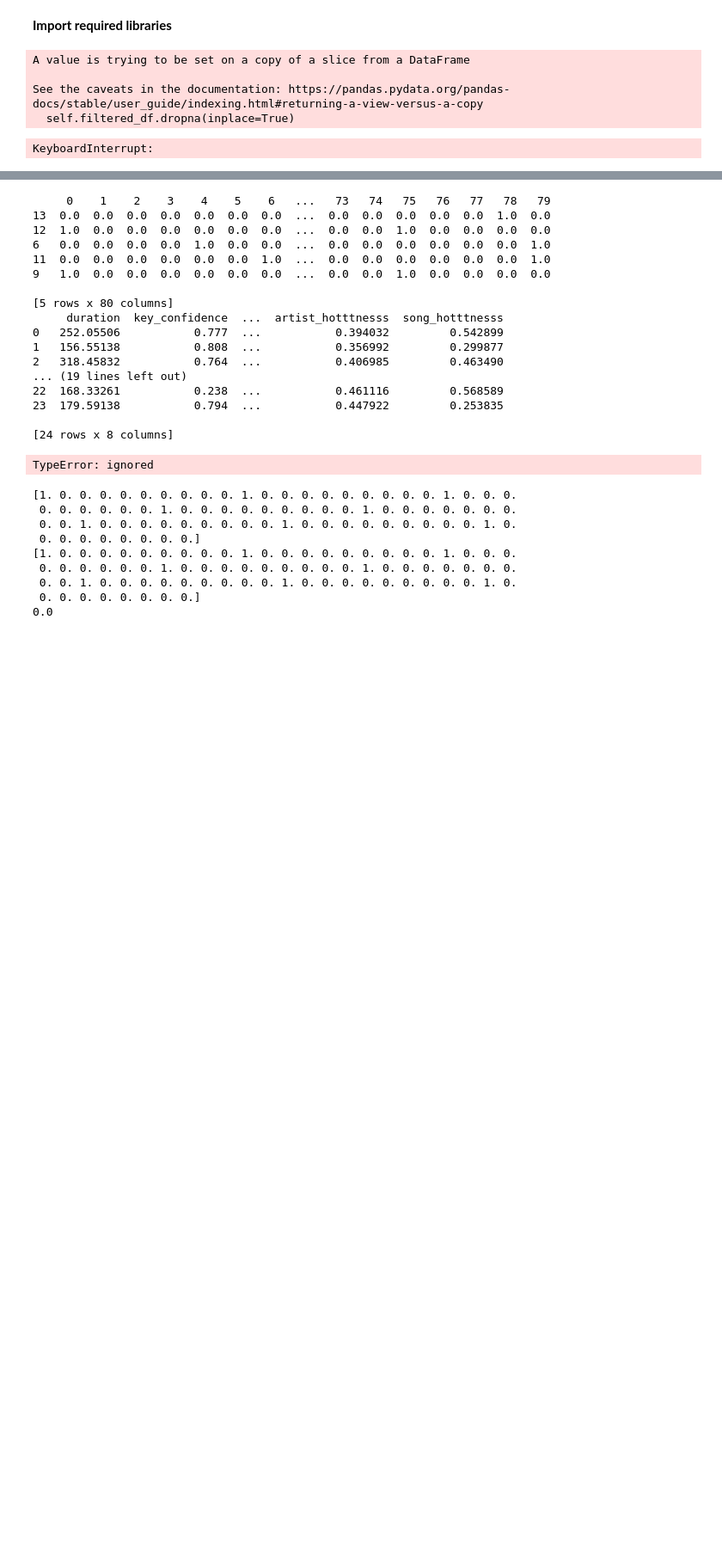
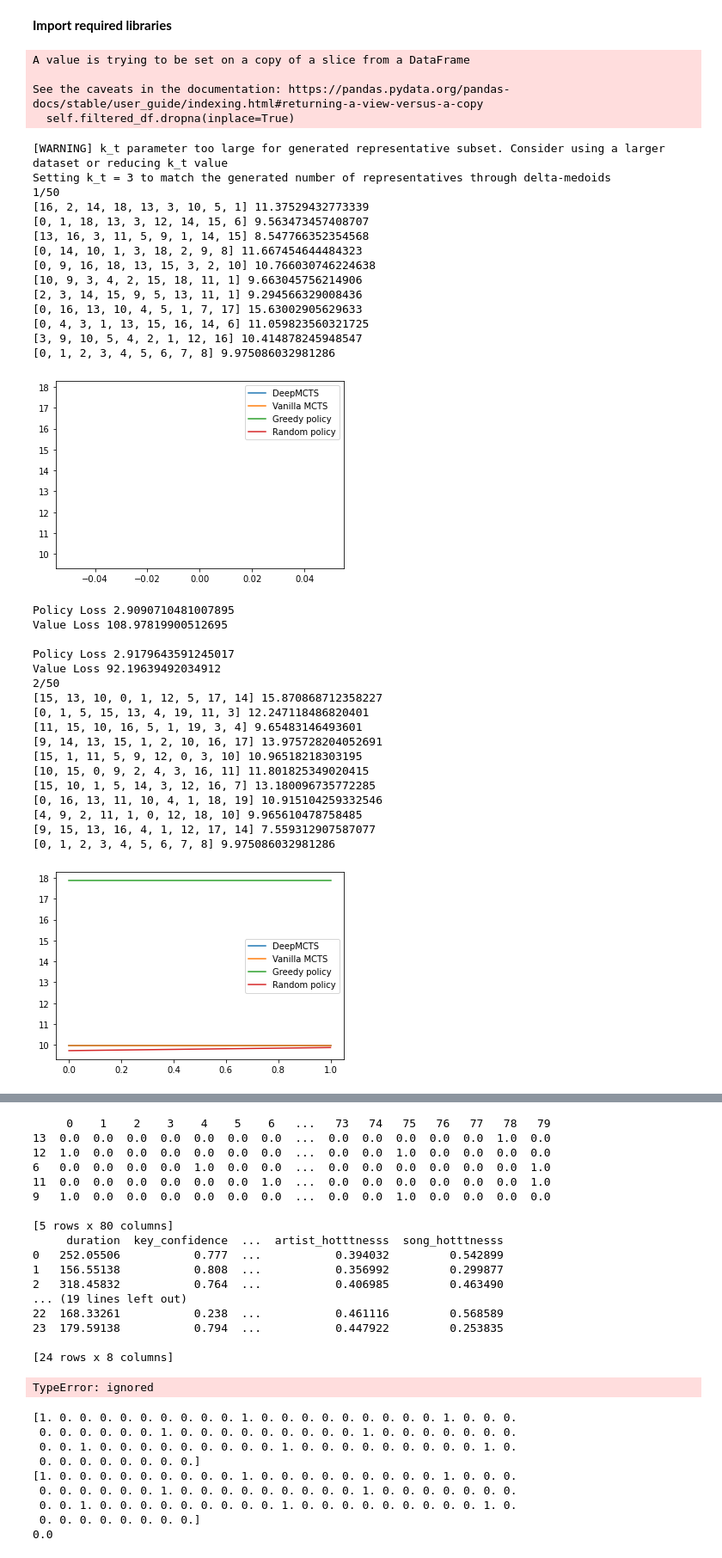
Before and after one commit to skimslozo/musicrec, a Jupyter notebook: FoRL_original.ipynb, the cells around one changed output, grey strips where cells are left out. Shown: that part at 86% size. Cells and saved outputs as stored; diff of their text form; code cells hidden in the pictures; blank space fills up the shorter version.

```diff
--- a/FoRL_original.ipynb
+++ b/FoRL_original.ipynb
@@ -445,7 +447,12 @@ class MDP:
         self.filtered_df.dropna(inplace=True)
         self.filtered_df = self.filtered_df.head(action_space_size)
         self.filtered_df = self.filtered_df.reset_index(drop=True)
+        self.whole_df = self.filtered_df.copy()
+
+        self.filtered_df = self.filtered_df.head(20) # Reduce the dataset (hence the action space) here
+
         self.n_rows = len(self.filtered_df.index)
+
         self.n_songs = self.n_rows
         self.n_bins = 10
         self.n_features = len(self.features)
@@ -872,42 +879,74 @@ from datetime import datetime
 import scipy.spatial.distance as distlib
 playlist_length = 10
 action_space_size = 1000
 model = MDP('MSD.csv', playlist_length, action_space_size)
 device = torch.device('cuda' if torch.cuda.is_available() else 'cpu')
 
 args = {
     'batch_size': 16,
     'numIters': 50,                                # Total number of training iterations
-    'num_simulations': 400,                         # Total number of MCTS simulations to run when deciding on a move to play
-    'numEps': 50,                                  # Number of full games (episodes) to run during each iteration
+    'num_simulations': 50,                         # Total number of MCTS simulations to run when deciding on a move to play
+    'numEps': 10,                                  # Number of full games (episodes) to run during each iteration
     'numItersForTrainExamplesHistory': 20,
     'epochs': 2,                                    # Number of epochs of training per iteration
     'checkpoint_path': 'latest.pth'                 # location to save latest set of weights
 }
 
 dl_model = Connect2Model(model.n_features*model.playlist_length*10, model.n_songs, device)
 # print(model.n_songs)
 trainer = Trainer(dl_model, model, args)
 
 
 
-# # Random
-# random_scores = [get_random_trajectory(model) for i in range(100)]
-# avg_random_score = sum(random_scores)/len(random_scores)
+# Random
+random_scores = [get_random_trajectory(model) for i in range(100)]
+avg_random_score = sum(random_scores)/len(random_scores)
 
-# greedy_score = get_greedy_trajectory(model)
+greedy_score = get_greedy_trajectory(model)
 
-# trainer.learn(1, avg_random_score, greedy_score)
-# data = {"MCTS": trainer.scores_mcts,
-#         "MCTS_DL": trainer.scores_mcts_dl,
-#         "GREEDY": trainer.scores_greedy,
-#         "RANDOM": trainer.scores_random}
+trainer.learn(1, avg_random_score, greedy_score)
+data = {"MCTS": trainer.scores_mcts,
+        "MCTS_DL": trainer.scores_mcts_dl,
+        "GREEDY": trainer.scores_greedy,
+        "RANDOM": trainer.scores_random}
 
 # with open(filepath+'{}_{}_{}_{}.pickle'.format(datetime.now().strftime("%y%m%d%H%M%S"), args['numIters'], args['num_simulations'], args['numEps']), 'wb') as handle:
 #     pickle.dump(data, handle, protocol=pickle.HIGHEST_PROTOCOL)
 # %% [output]
 A value is trying to be set on a copy of a slice from a DataFrame
 
 See the caveats in the documentation: https://pandas.pydata.org/pandas-docs/stable/user_guide/indexing.html#returning-a-view-versus-a-copy
   self.filtered_df.dropna(inplace=True)
-KeyboardInterrupt:
+[WARNING] k_t parameter too large for generated representative subset. Consider using a larger dataset or reducing k_t value
+Setting k_t = 3 to match the generated number of representatives through delta-medoids
+1/50
+[16, 2, 14, 18, 13, 3, 10, 5, 1] 11.37529432773339
+[0, 1, 18, 13, 3, 12, 14, 15, 6] 9.563473457408707
+[13, 16, 3, 11, 5, 9, 1, 14, 15] 8.547766352354568
+[0, 14, 10, 1, 3, 18, 2, 9, 8] 11.667454644484323
+[0, 9, 16, 18, 13, 15, 3, 2, 10] 10.766030746224638
+[10, 9, 3, 4, 2, 15, 18, 11, 1] 9.663045756214906
+[2, 3, 14, 15, 9, 5, 13, 11, 1] 9.294566329008436
+[0, 16, 13, 10, 4, 5, 1, 7, 17] 15.63002905629633
+[0, 4, 3, 1, 13, 15, 16, 14, 6] 11.059823560321725
+[3, 9, 10, 5, 4, 2, 1, 12, 16] 10.414878245948547
+[0, 1, 2, 3, 4, 5, 6, 7, 8] 9.975086032981286
+[figure, added]
+Policy Loss 2.9090710481007895
+Value Loss 108.97819900512695
+
+Policy Loss 2.9179643591245017
+Value Loss 92.19639492034912
+2/50
+[15, 13, 10, 0, 1, 12, 5, 17, 14] 15.870868712358227
+[0, 1, 5, 15, 13, 4, 19, 11, 3] 12.247118486820401
+[11, 15, 10, 16, 5, 1, 19, 3, 4] 9.65483146493601
+[9, 14, 13, 15, 1, 2, 10, 16, 17] 13.975728204052691
+[15, 1, 11, 5, 9, 12, 0, 3, 10] 10.96518218303195
+[10, 15, 0, 9, 2, 4, 3, 16, 11] 11.801825349020415
+[15, 10, 1, 5, 14, 3, 12, 16, 7] 13.180096735772285
+[0, 16, 13, 11, 10, 4, 1, 18, 19] 10.915104259332546
+[4, 9, 2, 11, 1, 0, 12, 18, 10] 9.965610478758485
+[9, 15, 13, 16, 4, 1, 12, 17, 14] 7.559312907587077
+[0, 1, 2, 3, 4, 5, 6, 7, 8] 9.975086032981286
+[figure, added]
```
Also changed, not shown: parts of 3 cells of this notebook, 1 other file.
